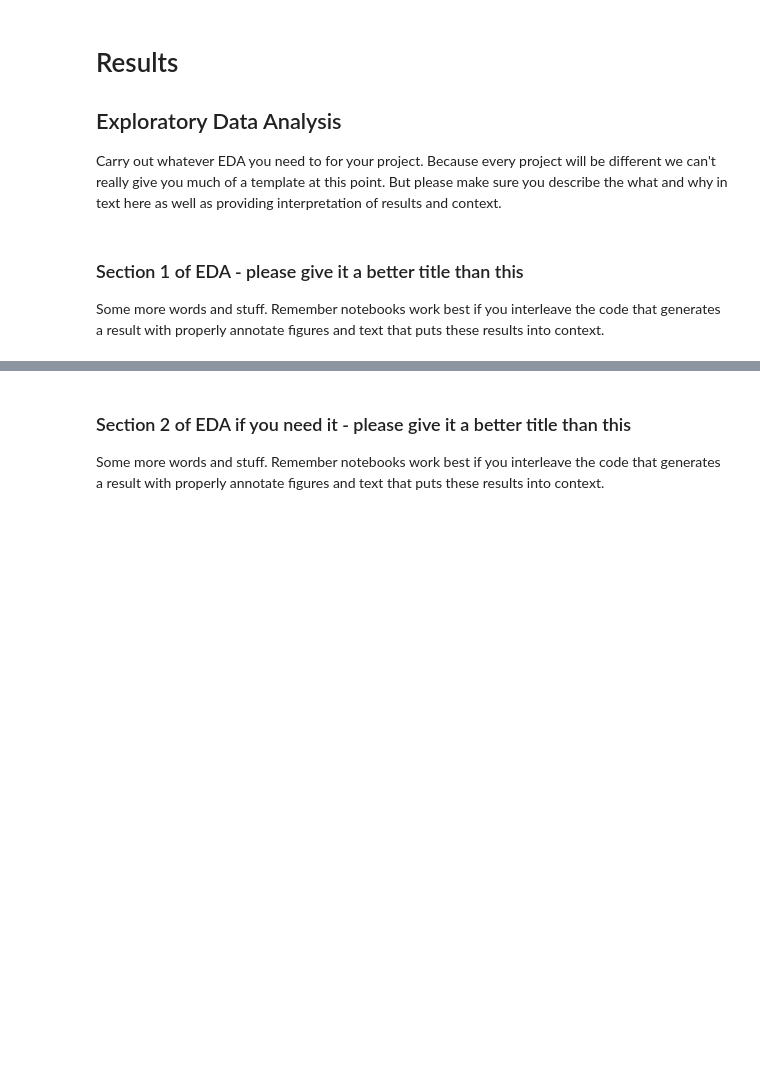
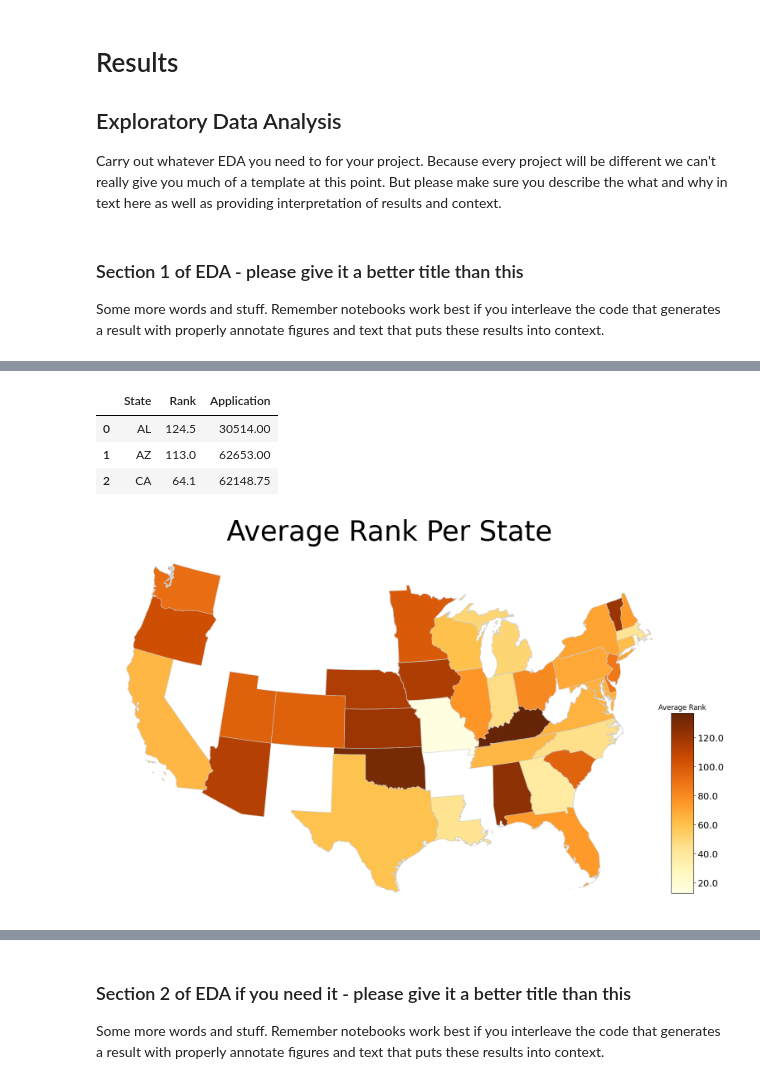
Before and after one commit to hamzahmansuri/university-admissions-analysis, a Jupyter notebook: EDACheckpoint_Group059_SP25.ipynb, the cells around one changed output, grey strips where cells are left out. Saved outputs shown, nothing was run; the diff lists cells and outputs as text; code cells hidden in the pictures; blank space fills up the shorter version.

Commit message:
Added graphing capability for states

```diff
--- a/EDACheckpoint_Group059_SP25.ipynb
+++ b/EDACheckpoint_Group059_SP25.ipynb
@@ -197,0 +212,7 @@ Some more words and stuff.  Remember notebooks work best if you interleave the c
+# %%
+## YOUR CODE HERE
+## FEEL FREE TO ADD MULTIPLE CELLS PER SECTION
+# Thank you to this very helpful medium article on getting alaska and hawaii to format properly https://medium.com/@alex_44314/use-python-geopandas-to-make-a-us-map-with-alaska-and-hawaii-39a9f5c222c6
+
+gdf = gpd.read_file(os.getcwd()+'/Data/cb_2018_us_state_500k')
+gdf.head()
@@ -197,0 +226,16 @@ Some more words and stuff.  Remember notebooks work best if you interleave the c
+# %%
+ranks = merged_data.groupby(by = 'State')[['Rank', 'Application']].mean().reset_index()
+ranks.head(3)
+# %% [output]
+|  | State | Rank | Application |
+| 0 | AL | 124.5 | 30514.00 |
+| 1 | AZ | 113.0 | 62653.00 |
+| 2 | CA | 64.1 | 62148.75 |
+# %%
+rank_gdf = gdf.merge(ranks, left_on = 'STUSPS', right_on = 'State')
+# %%
+def makeColorColumn(gdf,variable,vmin,vmax):
+    norm = mcolors.Normalize(vmin=vmin, vmax=vmax, clip=True)
+    mapper = plt.cm.ScalarMappable(norm=norm, cmap=plt.cm.YlOrBr)
+    gdf['value_determined_color'] = gdf[variable].apply(lambda x: mcolors.to_hex(mapper.to_rgba(x)))
+    return gdf
@@ -197,0 +296,4 @@ Some more words and stuff.  Remember notebooks work best if you interleave the c
+# %%
+plot_data('Rank', 'Average Rank Per State', 'Average Rank')
+# %% [output]
+[figure, added]
```
Also changed, not shown: parts of 7 cells of this notebook, 7 other files.
